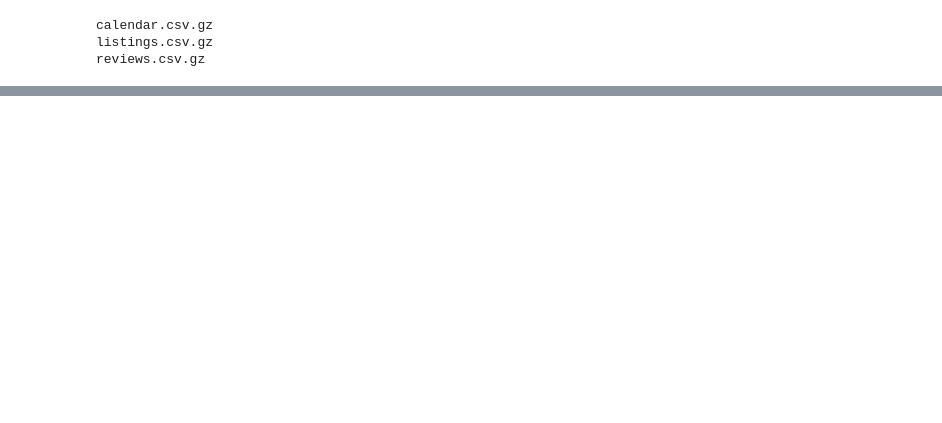
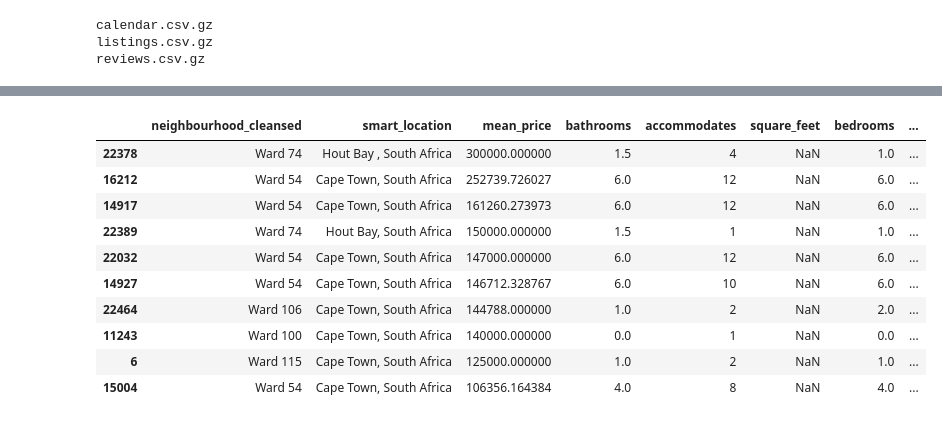
Before and after one commit to feeblefruits/airbnb_ct, a Jupyter notebook: airbnb_ct_eda.ipynb, the cells around one changed output, grey strips where cells are left out. Saved outputs shown, nothing was run; the diff lists cells and outputs as text; code cells hidden in the pictures; blank space fills up the shorter version.

```diff
--- a/airbnb_ct_eda.ipynb
+++ b/airbnb_ct_eda.ipynb
@@ -41,0 +207,20 @@ memory usage: 450.2+ MB
+# %%
+df.sort_values('mean_price', ascending=False)[['neighbourhood_cleansed',
+                                               'smart_location',
+                                               'mean_price', 'bathrooms',
+                                               'accommodates', 'square_feet',
+                                               'bedrooms', 'guests_included',
+                                               'listing_id'
+                                              ]].head(10)
+# %% [output]
+|  | neighbourhood_cleansed | smart_location | mean_price | bathrooms | accommodates | square_feet | bedrooms | ... |
+| 22378 | Ward 74 | Hout Bay , South Africa | 300000.000000 | 1.5 | 4 | NaN | 1.0 | ... |
+| 16212 | Ward 54 | Cape Town, South Africa | 252739.726027 | 6.0 | 12 | NaN | 6.0 | ... |
+| 14917 | Ward 54 | Cape Town, South Africa | 161260.273973 | 6.0 | 12 | NaN | 6.0 | ... |
+| 22389 | Ward 74 | Hout Bay, South Africa | 150000.000000 | 1.5 | 1 | NaN | 1.0 | ... |
+| 22032 | Ward 54 | Cape Town, South Africa | 147000.000000 | 6.0 | 12 | NaN | 6.0 | ... |
+| 14927 | Ward 54 | Cape Town, South Africa | 146712.328767 | 6.0 | 10 | NaN | 6.0 | ... |
+| 22464 | Ward 106 | Cape Town, South Africa | 144788.000000 | 1.0 | 2 | NaN | 2.0 | ... |
+| 11243 | Ward 100 | Cape Town, South Africa | 140000.000000 | 0.0 | 1 | NaN | 0.0 | ... |
+| 6 | Ward 115 | Cape Town, South Africa | 125000.000000 | 1.0 | 2 | NaN | 1.0 | ... |
+| 15004 | Ward 54 | Cape Town, South Africa | 106356.164384 | 4.0 | 8 | NaN | 4.0 | ... |
```
Also changed, not shown: parts of 40 cells of this notebook, 3 other files.
